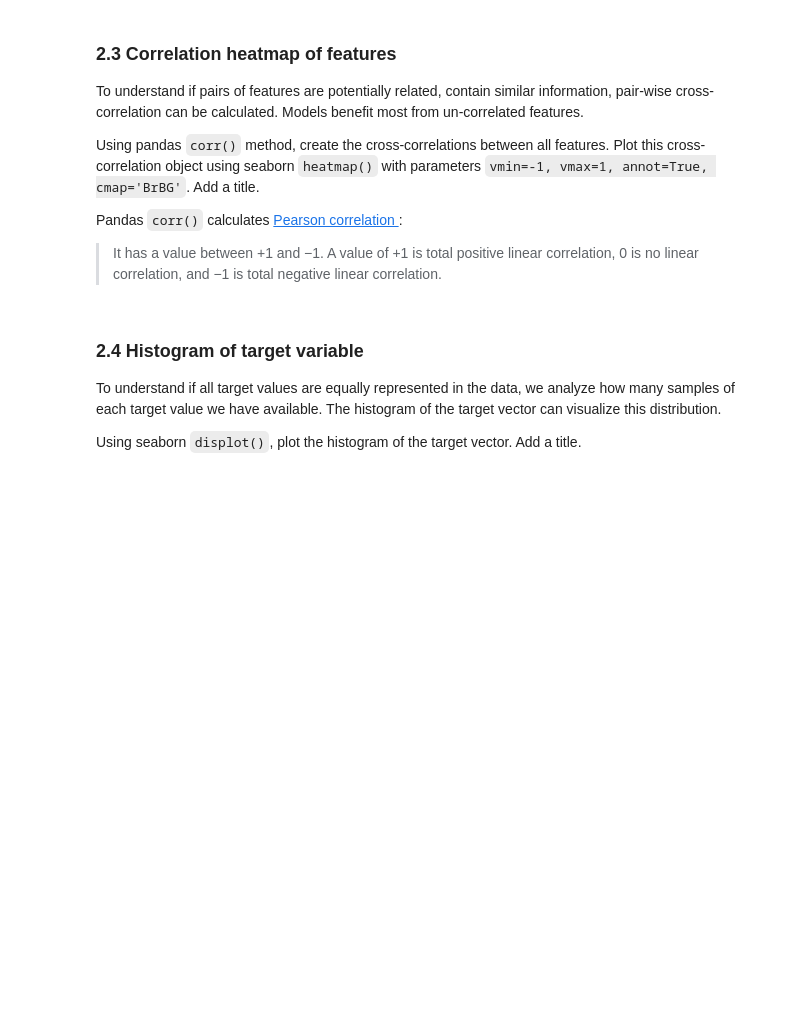
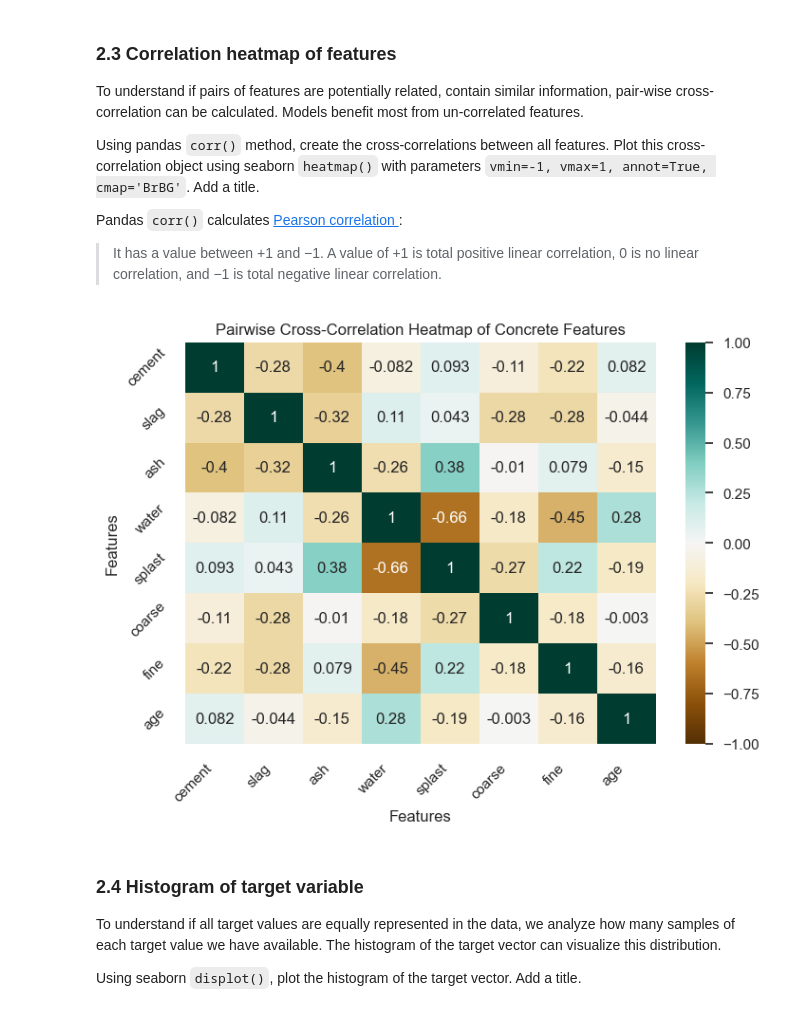
Before and after one commit to jashdubal/ml-labs, a Jupyter notebook: lab02/lab2.ipynb, the cells around one changed output. Cells and saved outputs as stored; diff of their text form; code cells hidden in the pictures; blank space fills up the shorter version.

```diff
--- a/lab02/lab2.ipynb
+++ b/lab02/lab2.ipynb
@@ -82,3 +158,19 @@ Pandas `corr()` calculates [Pearson correlation ](https://en.wikipedia.org/wiki/
+# %%
+# TODO: add pairwise cross-correlation heatmap of features
+
+# Get the correlation matrix
+corr_matrix = X.corr()
+
+# Plot seaborn heatmap with params vmin - 1, vmax - 1, annot - True, cmap - "BrBG"
+sns.heatmap(corr_matrix, vmin=-1, vmax=1, annot=True, cmap="BrBG")
+plt.title("Pairwise Cross-Correlation Heatmap of Concrete Features")
+plt.xlabel("Features")
+plt.ylabel("Features")
+plt.xticks(rotation=45, ha='right')
+plt.yticks(rotation=45, ha='right')
+plt.show()
+# %% [output]
+[figure, added]
 # %% [markdown]
 ### 2.4 Histogram of target variable
 
```
Also changed, not shown: parts of 38 cells of this notebook.
